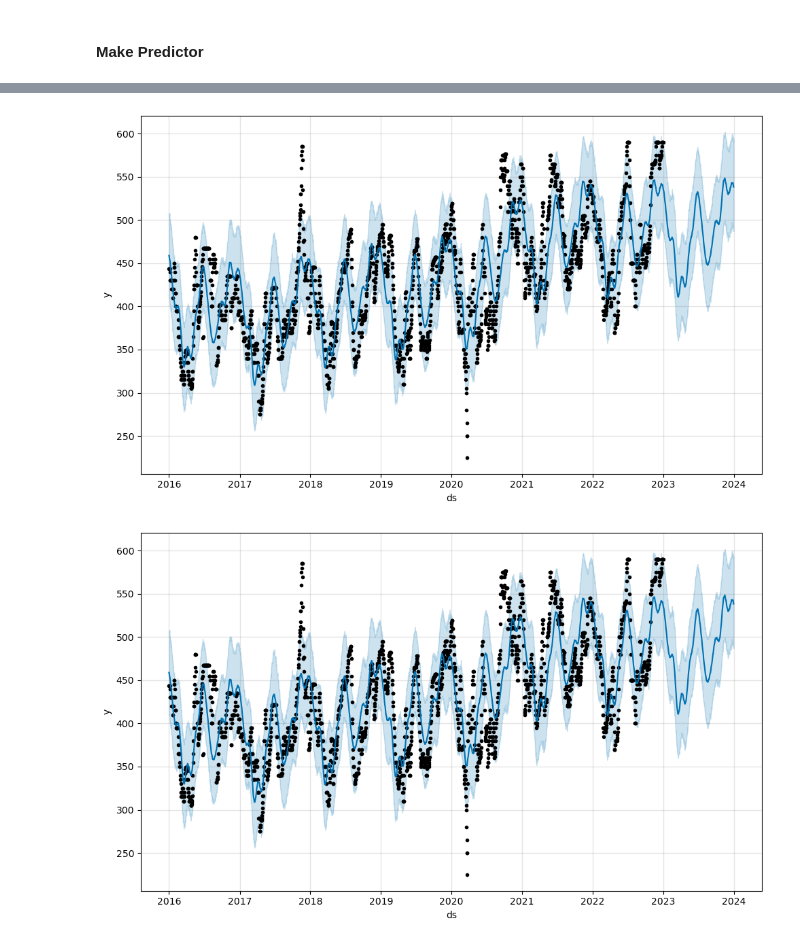
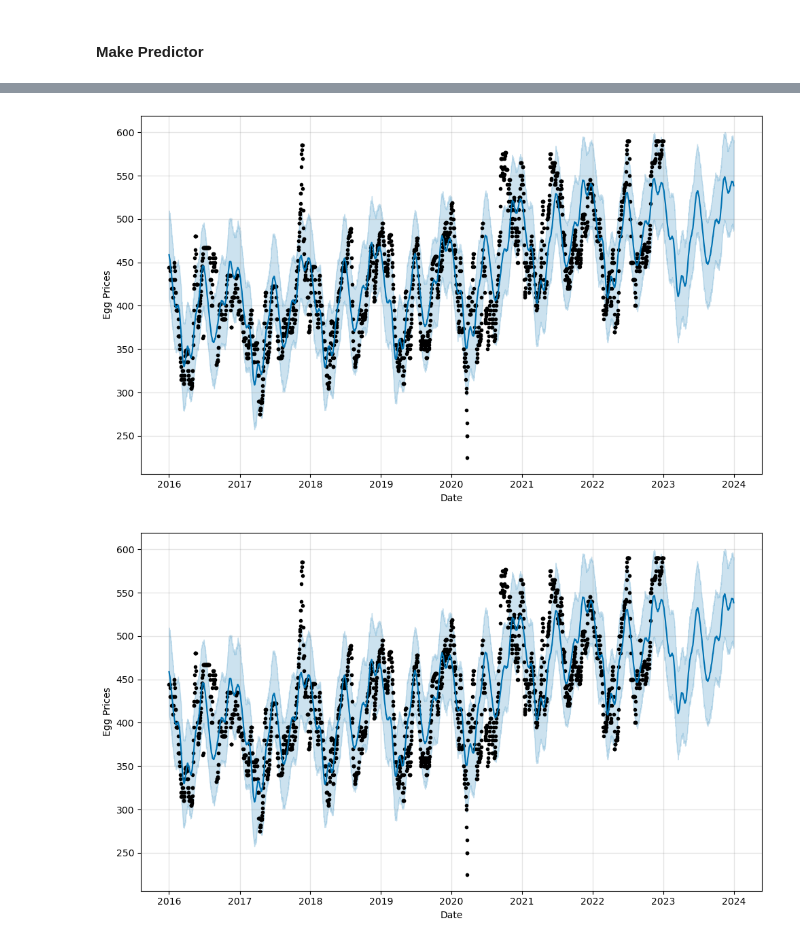
Before and after one commit to suyashl13/Egg-Price-Predictor-Client-Work, a Jupyter notebook: Predictor-Notebook/Egg-Predictor.ipynb, the cells around one changed output, grey strips where cells are left out. Cells and saved outputs as stored; diff of their text form; code cells hidden in the pictures.

```diff
--- a/Predictor-Notebook/Egg-Predictor.ipynb
+++ b/Predictor-Notebook/Egg-Predictor.ipynb
@@ -82,5 +75,5 @@ forecast.tail(30)
 # %%
-m.plot(forecast)
+m.plot(forecast, ylabel='Egg Prices', xlabel='Date')
 # %% [output]
-[figure, old version]
+[figure, new version]
-[figure, old version]
+[figure, new version]
```
Also changed, not shown: parts of 2 cells of this notebook, 40 other files.
